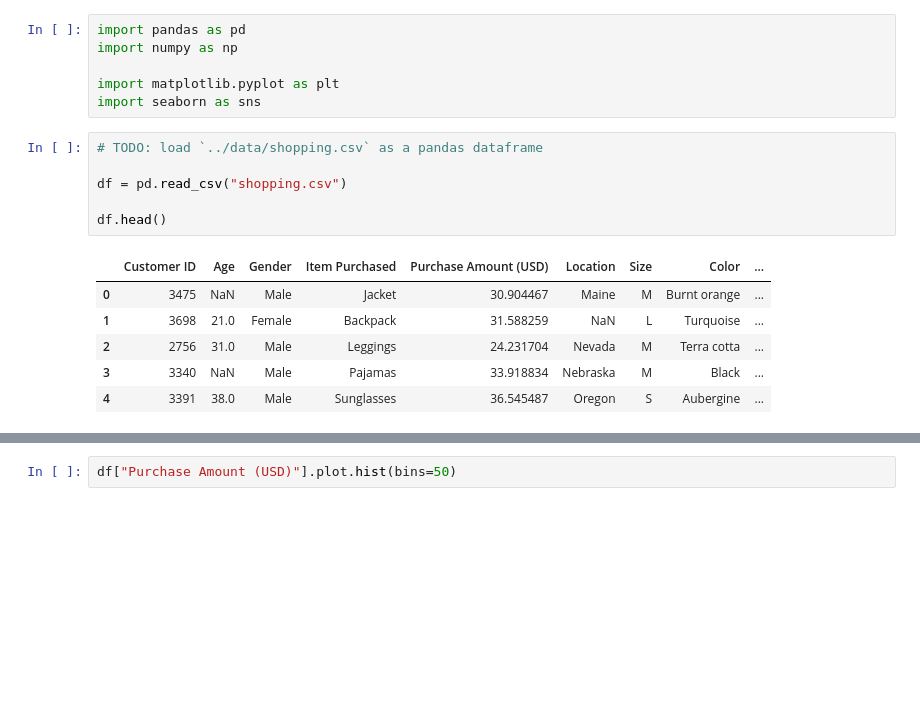
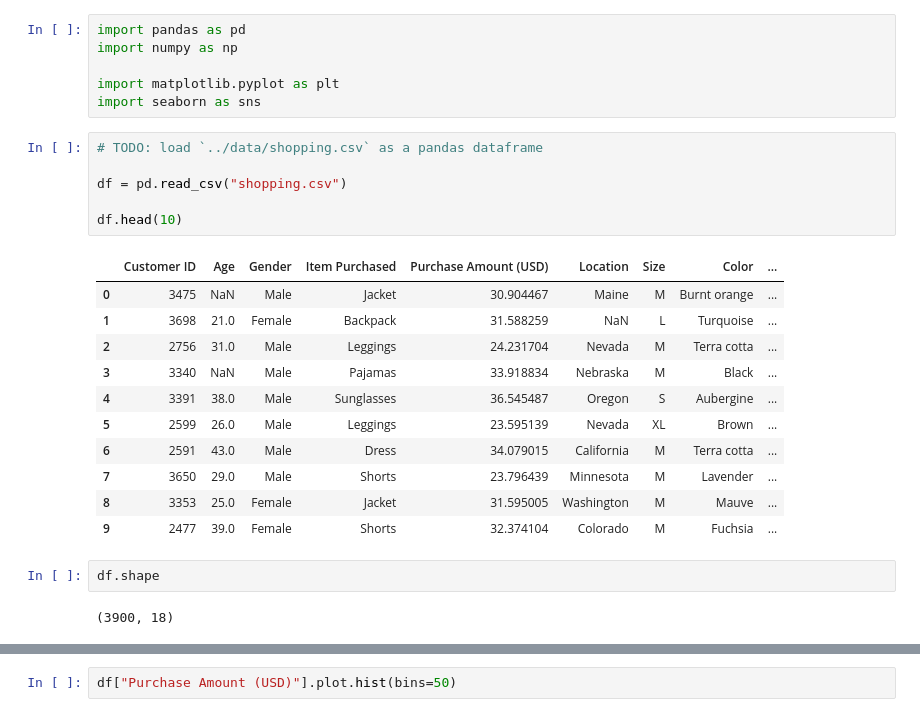
Before and after one commit to khadazhaia/challenges, a Jupyter notebook: analysis_lab/analysis_lab.ipynb, the cells around one changed output, grey strips where cells are left out. Cells and saved outputs as stored; diff of their text form; blank space fills up the shorter version.

```diff
--- a/analysis_lab/analysis_lab.ipynb
+++ b/analysis_lab/analysis_lab.ipynb
@@ -19,13 +19,22 @@ import seaborn as sns
 # %%
 # TODO: load `../data/shopping.csv` as a pandas dataframe
 
 df = pd.read_csv("shopping.csv")
 
-df.head()
+df.head(10)
 # %% [output]
 |  | Customer ID | Age | Gender | Item Purchased | Purchase Amount (USD) | Location | Size | Color | ... |
 | 0 | 3475 | NaN | Male | Jacket | 30.904467 | Maine | M | Burnt orange | ... |
 | 1 | 3698 | 21.0 | Female | Backpack | 31.588259 | NaN | L | Turquoise | ... |
 | 2 | 2756 | 31.0 | Male | Leggings | 24.231704 | Nevada | M | Terra cotta | ... |
 | 3 | 3340 | NaN | Male | Pajamas | 33.918834 | Nebraska | M | Black | ... |
 | 4 | 3391 | 38.0 | Male | Sunglasses | 36.545487 | Oregon | S | Aubergine | ... |
+| 5 | 2599 | 26.0 | Male | Leggings | 23.595139 | Nevada | XL | Brown | ... |
+| 6 | 2591 | 43.0 | Male | Dress | 34.079015 | California | M | Terra cotta | ... |
+| 7 | 3650 | 29.0 | Male | Shorts | 23.796439 | Minnesota | M | Lavender | ... |
+| 8 | 3353 | 25.0 | Female | Jacket | 31.595005 | Washington | M | Mauve | ... |
+| 9 | 2477 | 39.0 | Female | Shorts | 32.374104 | Colorado | M | Fuchsia | ... |
+# %%
+df.shape
+# %% [output]
+(3900, 18)
```
Also changed, not shown: parts of 10 cells of this notebook.
